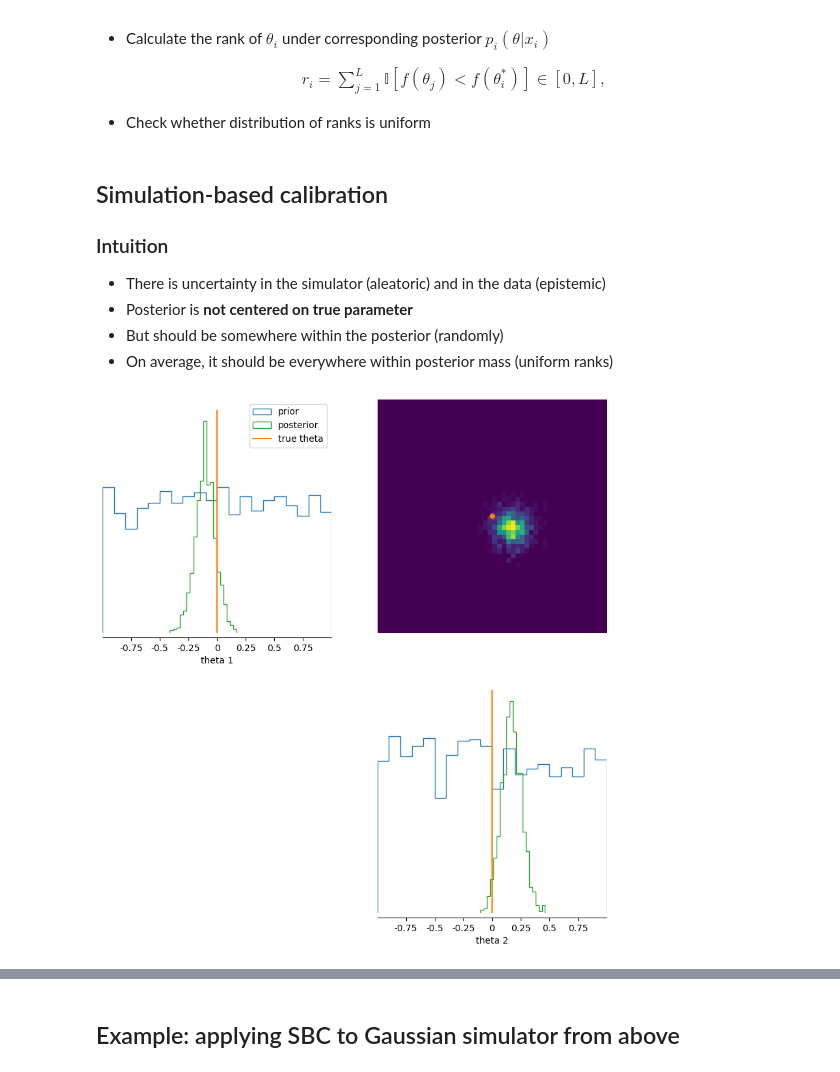
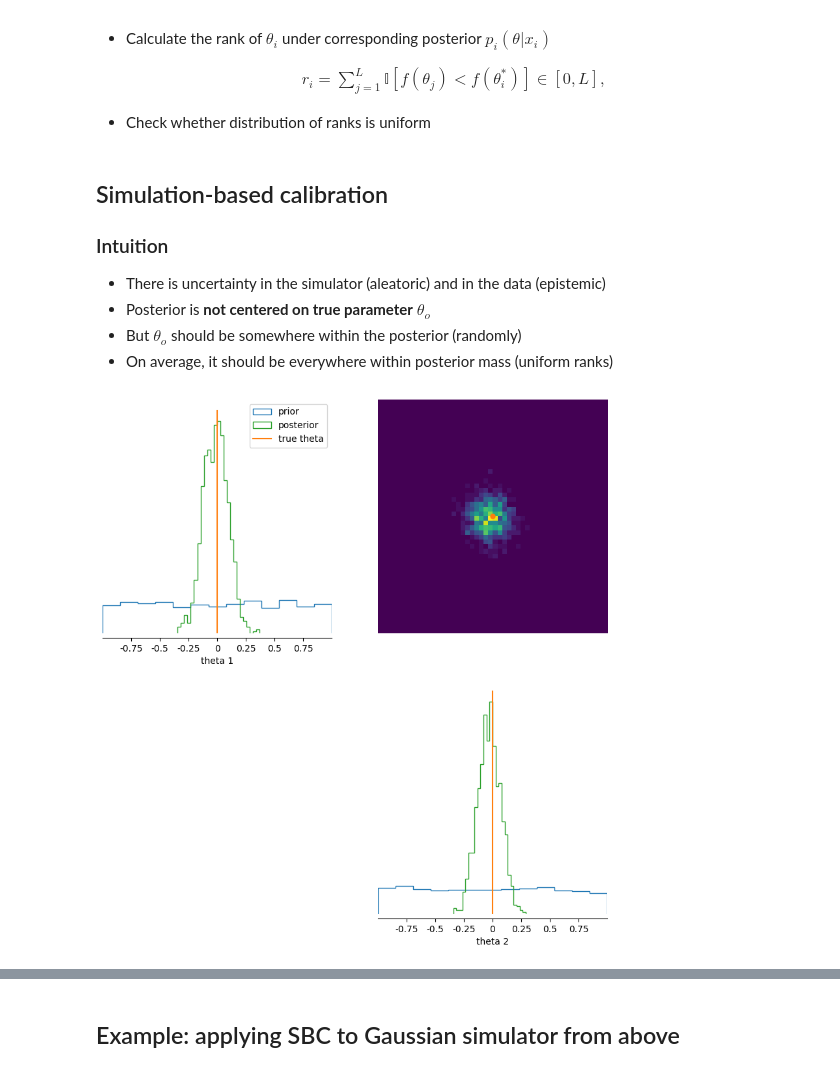
Before and after one commit to aai-institute/tfl-training-sbi, a Jupyter notebook: notebooks/nb_05_evaluation_of_sbi.ipynb, the cells around one changed output, grey strips where cells are left out. Saved outputs shown, nothing was run; the diff lists cells and outputs as text; code cells hidden in the pictures.

```diff
--- a/notebooks/nb_05_evaluation_of_sbi.ipynb
+++ b/notebooks/nb_05_evaluation_of_sbi.ipynb
@@ -197,16 +197,16 @@ $$
 ### Intuition
 
 - There is uncertainty in the simulator (aleatoric) and in the data (epistemic)
-- Posterior is **not centered on true parameter**
-- But should be somewhere within the posterior (randomly)
+- Posterior is **not centered on true parameter** $\theta_o$
+- But $\theta_o$ should be somewhere within the posterior (randomly)
 - On average, it should be everywhere within posterior mass (uniform ranks)
 # %%
 pairplot([theta, posterior_samples], points=theta_o, labels=["theta 1", "theta 2"],
          samples_labels=["prior", "posterior"], points_labels=["true theta"],
-         legend=True, hist_diag=dict(bins=20),
+         legend=True, hist_diag=dict(bins="auto", density=True),
         );
 # %% [output]
-[figure, old version]
+[figure, new version]
 # %% [markdown]
 ## Simulation-based calibration
 
```
Also changed, not shown: parts of 10 cells of this notebook.
